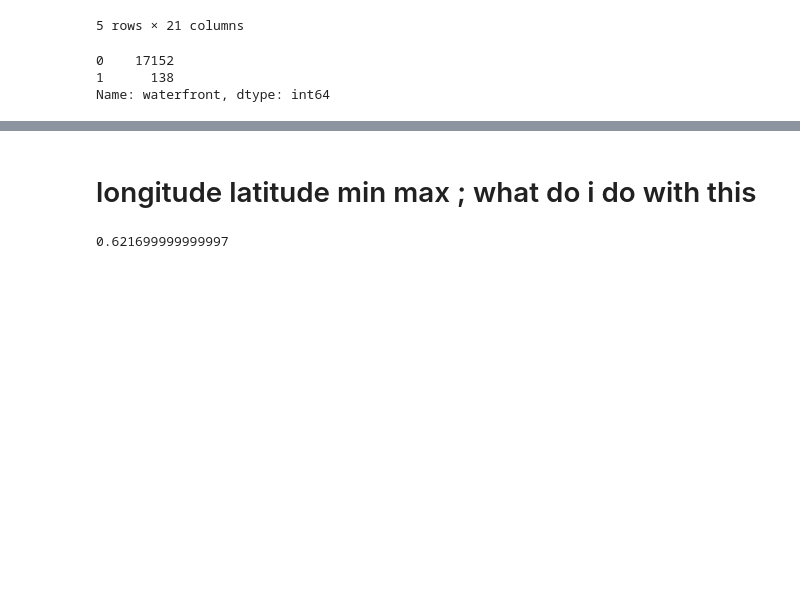
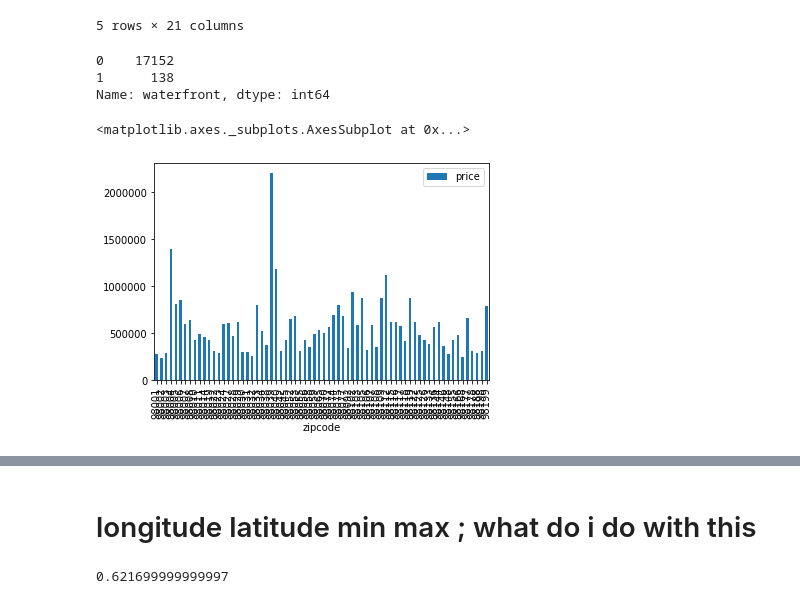
Before and after one commit to GL7526/nyc-mhtn-ds-010620-lectures, a Jupyter notebook: week-6/KC_house_data/KC_Housing_Manipulating.ipynb, the cells around one changed output, grey strips where cells are left out. Saved outputs shown, nothing was run; the diff lists cells and outputs as text; code cells hidden in the pictures; blank space fills up the shorter version.

```diff
--- a/week-6/KC_house_data/KC_Housing_Manipulating.ipynb
+++ b/week-6/KC_house_data/KC_Housing_Manipulating.ipynb
@@ -20,3 +22,8 @@ data_set.waterfront.value_counts() # which houses are near waterfront?
 0    17152
 1      138
 Name: waterfront, dtype: int64
+# %%
+data_set[['zipcode', 'price']].groupby('zipcode').mean().plot.bar()
+# %% [output]
+<matplotlib.axes._subplots.AxesSubplot at 0x...>
+[figure, added]
```
Also changed, not shown: parts of 5 cells of this notebook.
